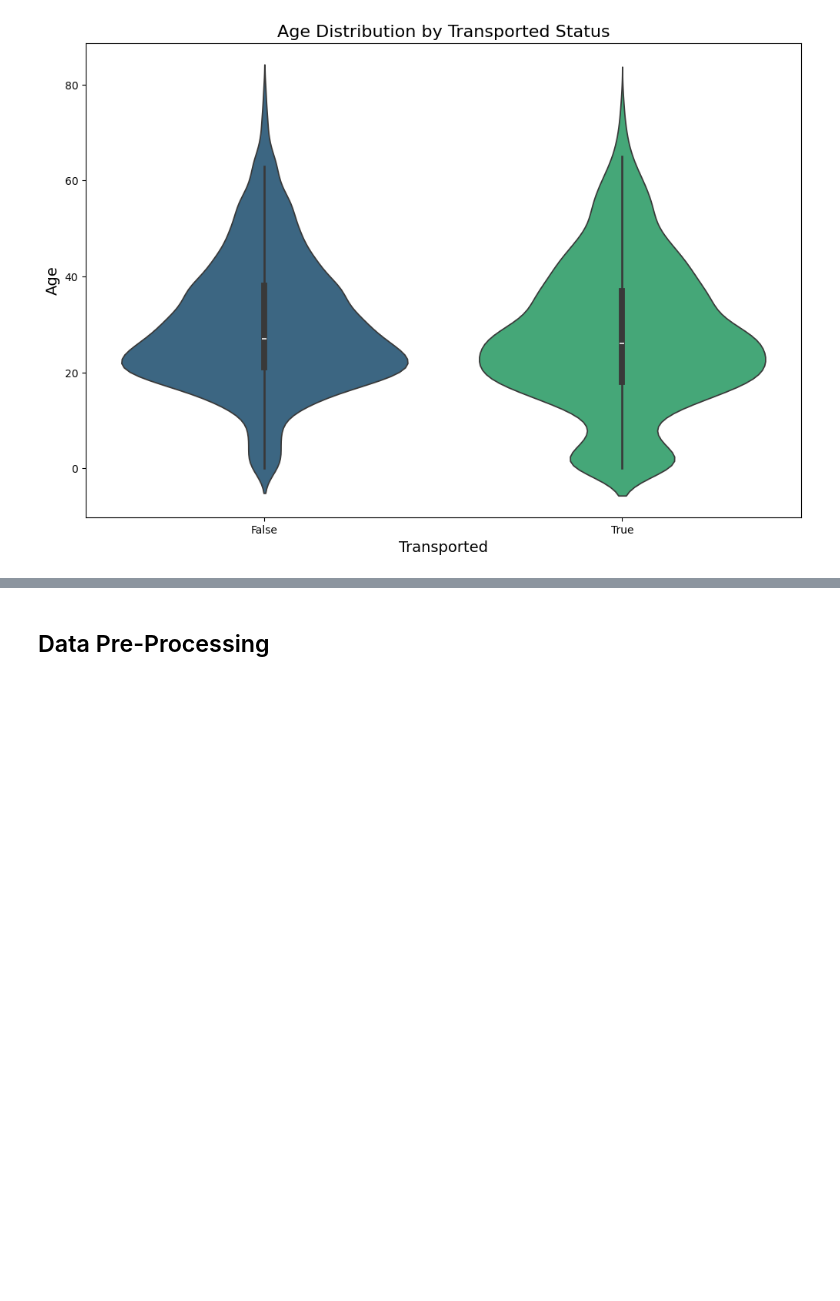
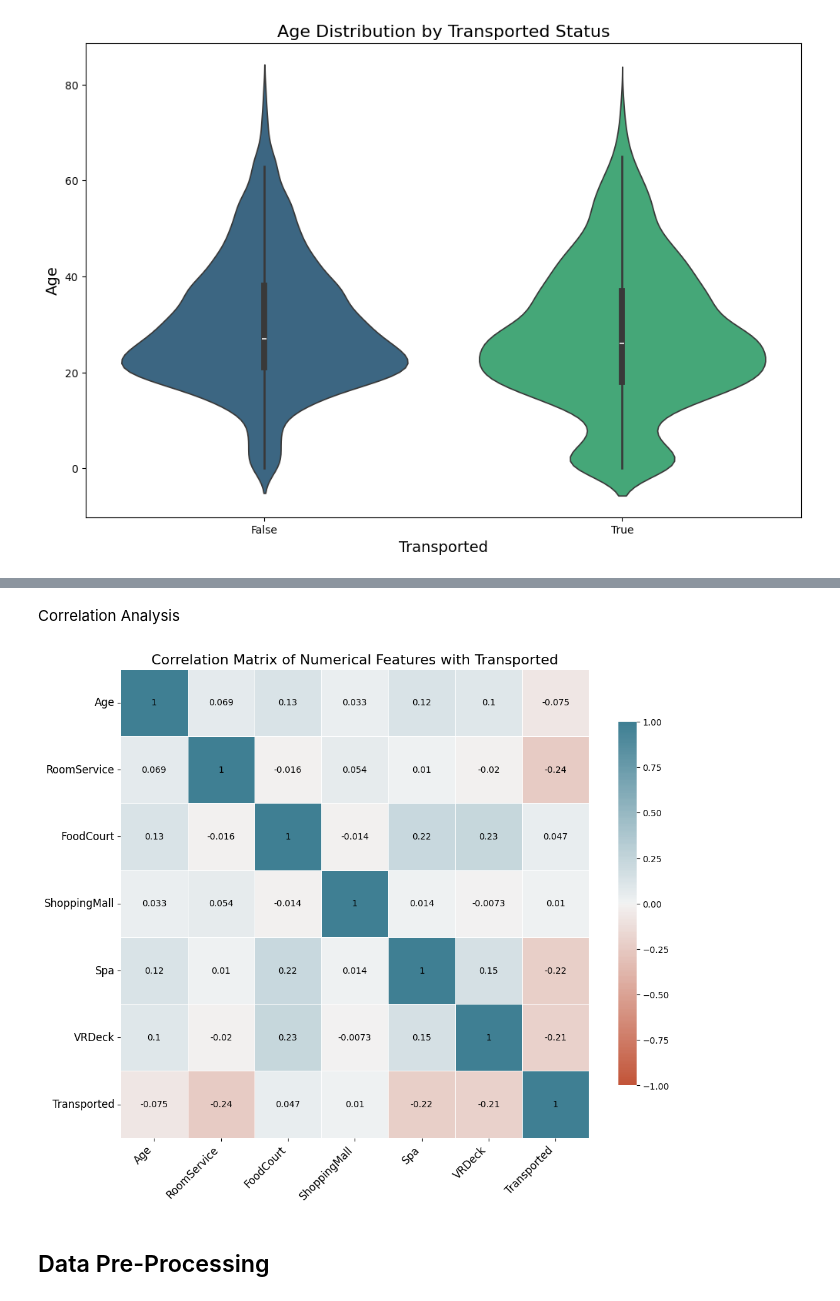
Before and after one commit to 7PAM2015-0509-2023-GROUP5/Kaggle_Challenge, a Jupyter notebook: Kaggle_Challenge_Notebook.ipynb, the cells around one changed output, grey strips where cells are left out. Cells and saved outputs as stored; diff of their text form; code cells hidden in the pictures; blank space fills up the shorter version.

```diff
--- a/Kaggle_Challenge_Notebook.ipynb
+++ b/Kaggle_Challenge_Notebook.ipynb
@@ -286,2 +261,34 @@ NameError: name 'spending_categories' is not defined
+# %% [markdown]
+Correlation Analysis
+# %%
+# Select only numeric columns and add the target variable 'Transported'
+num_features_with_target = numerical_features + ['Transported']
+numeric_df = df_train[num_features_with_target]
+
+# Compute correlation matrix
+corr = numeric_df.corr()
+
+# Plotting the heatmap with similar style
+plt.figure(figsize=(12, 10))
+ax = sns.heatmap(
+    corr,
+    vmin=-1, vmax=1, center=0,
+    cmap=sns.diverging_palette(20, 220, n=200),
+    annot=True,
+    square=True,
+    linewidths=0.5,
+    cbar_kws={"shrink": 0.75},
+    annot_kws={"size": 10, "color": "black"}
+)
+
+# Customize labels and rotation
+plt.title('Correlation Matrix of Numerical Features with Transported', fontsize=16)
+plt.xticks(rotation=45, ha='right', fontsize=12)
+plt.yticks(rotation=0, fontsize=12)
+
+# Show the plot
+plt.show()
+# %% [output]
+[figure, added]
 # %% [markdown]
 ## Data Pre-Processing
```
Also changed, not shown: parts of 37 cells of this notebook.
